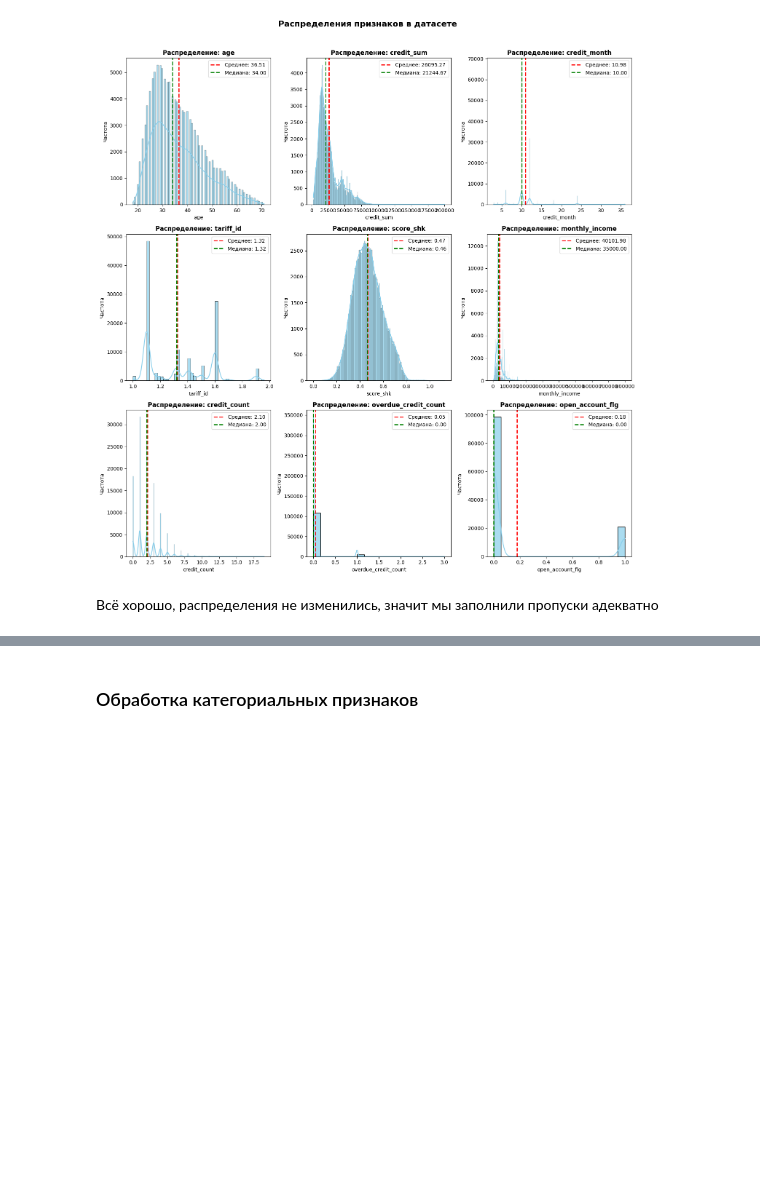
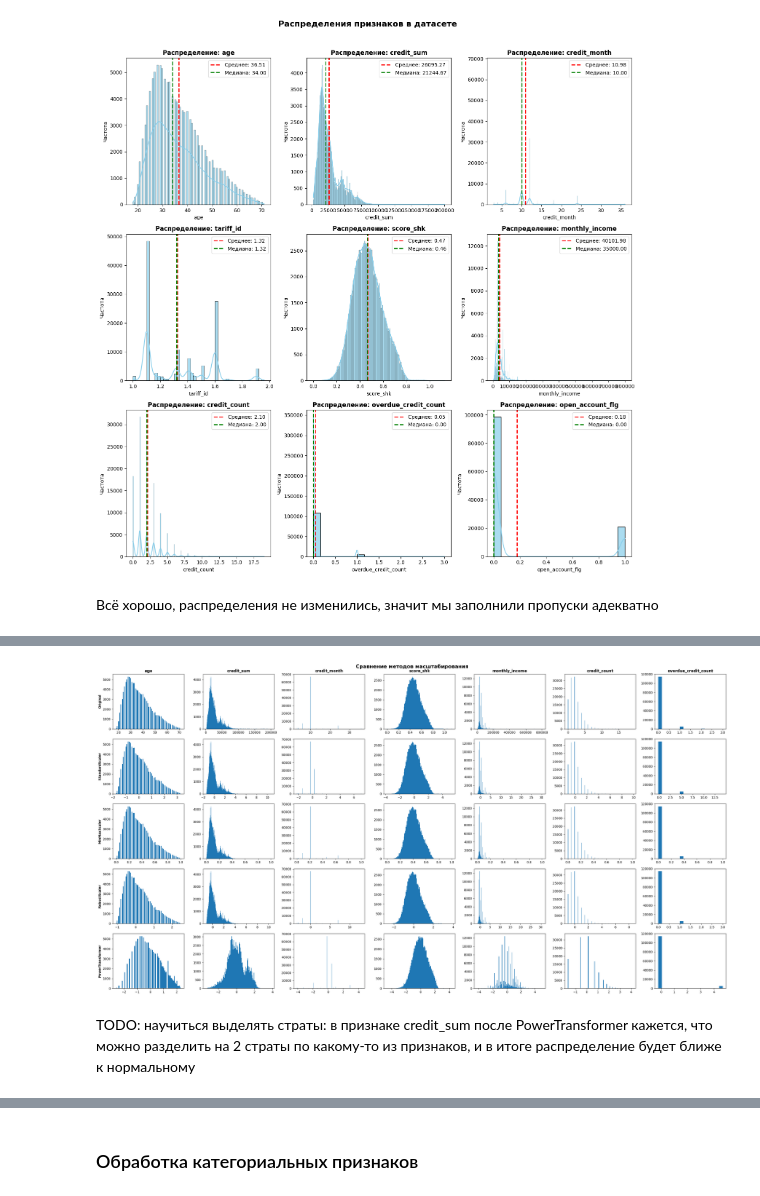
Before and after one commit to DaryaGudkova/credit, a Jupyter notebook: feature_engineering.ipynb, the cells around one changed output, grey strips where cells are left out. Drawn from its saved outputs; the diff is of its cells as text; code cells hidden in the pictures; blank space fills up the shorter version.

```diff
--- a/feature_engineering.ipynb
+++ b/feature_engineering.ipynb
@@ -387,0 +638,44 @@ plt.show()
+# %%
+# Функция для сравнения методов масштабирования
+def compare_scalers(X):
+    """
+    Сравнивает разные методы масштабирования
+    """
+    from sklearn.preprocessing import StandardScaler, MinMaxScaler, RobustScaler, PowerTransformer
+
+    df = X.copy()
+
+    scalers = {
+        'Original': None,
+        'StandardScaler': StandardScaler(),
+        'MinMaxScaler': MinMaxScaler(),
+        'RobustScaler': RobustScaler(),
+        'PowerTransformer': PowerTransformer()
+    }
+
+    fig, axes = plt.subplots(len(scalers), len(df.columns),
+                            figsize=(4*len(df.columns), 3*len(scalers)))
+
+    for i, (name, scaler) in enumerate(scalers.items()):
+        if scaler is None:
+            scaled_data = df.values
+        else:
+            scaled_data = scaler.fit_transform(df)
+
+        for j, col in enumerate(df.columns):
+            ax = axes[i, j] if len(df.columns) > 1 else axes[i]
+            ax.hist(scaled_data[:, j], bins='auto')
+            if i == 0:
+                ax.set_title(f'{col}', fontweight='bold')
+            if j == 0:
+                ax.set_ylabel(name, fontweight='bold')
+
+    plt.suptitle('Сравнение методов масштабирования', fontsize=16, fontweight='bold')
+    plt.tight_layout()
+    plt.show()
+
+compare_scalers(X_train[feature_names])
+# %% [output]
+[figure, added]
+# %% [markdown]
+TODO: научиться выделять страты: в признаке credit_sum после PowerTransformer кажется, что можно разделить на 2 страты по какому-то из признаков, и в итоге распределение будет ближе к нормальному
```
Also changed, not shown: parts of 11 cells of this notebook, 6 other files.
